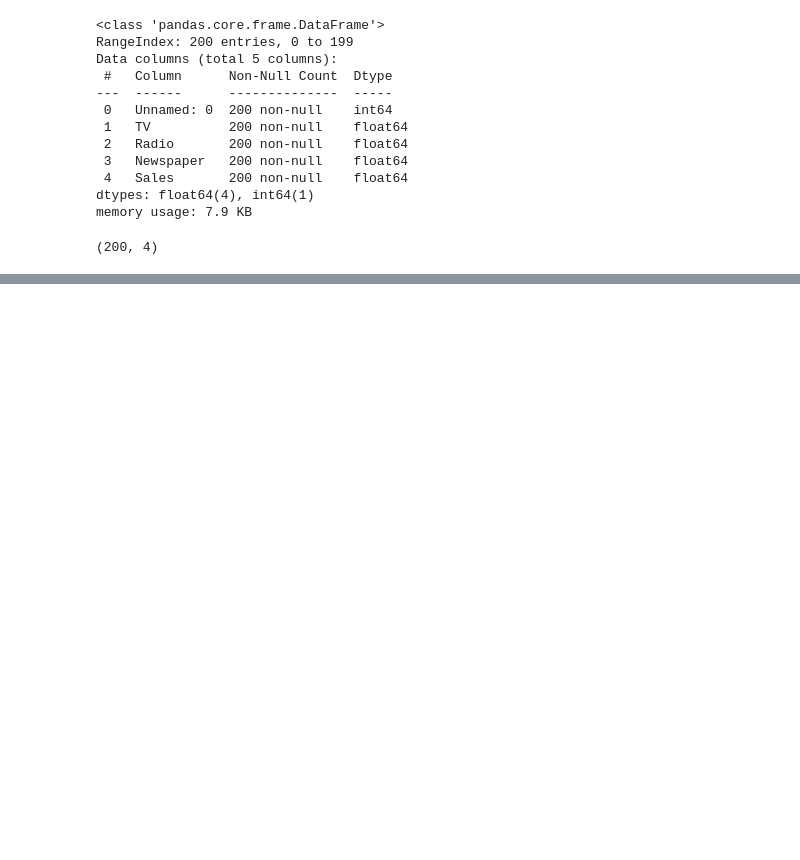
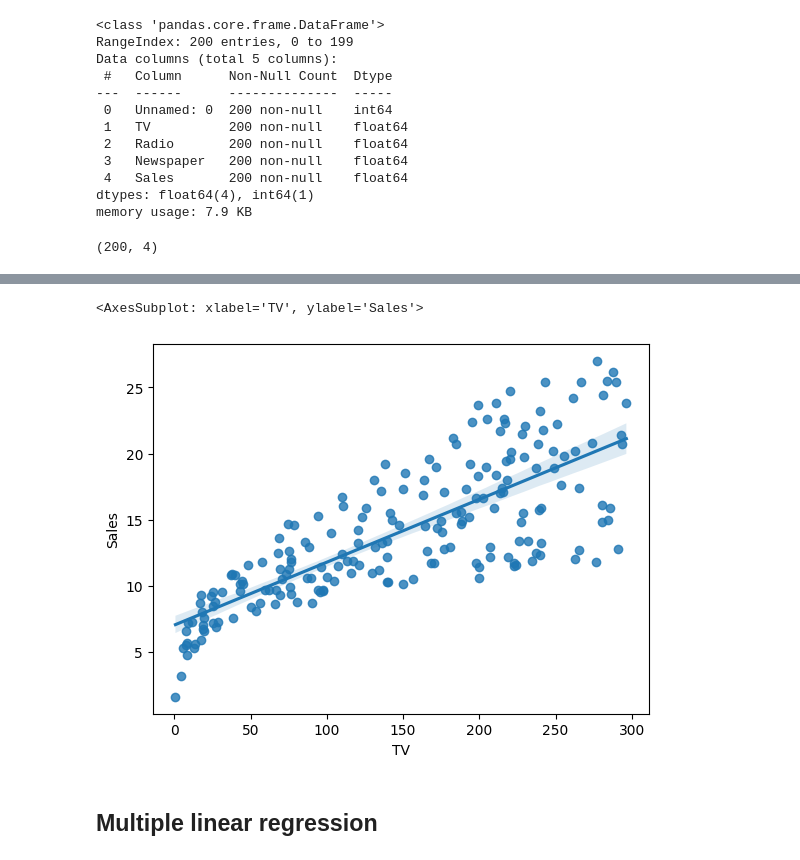
Before and after one commit to Canesp/Machine-learning-Philip-de-Canesie, a Jupyter notebook: Code-along/Lec-01.ipynb, the cells around one changed output, grey strips where cells are left out. Cells and saved outputs as stored; diff of their text form; code cells hidden in the pictures; blank space fills up the shorter version.

```diff
--- a/Code-along/Lec-01.ipynb
+++ b/Code-along/Lec-01.ipynb
@@ -41,0 +97,7 @@ for i, feature in enumerate(df.columns[:-1]):
+# %%
+sns.regplot(x= X, y= y)
+# %% [output]
+<AxesSubplot: xlabel='TV', ylabel='Sales'>
+[figure, added]
+# %% [markdown]
+## Multiple linear regression
```
Also changed, not shown: parts of 23 cells of this notebook.
